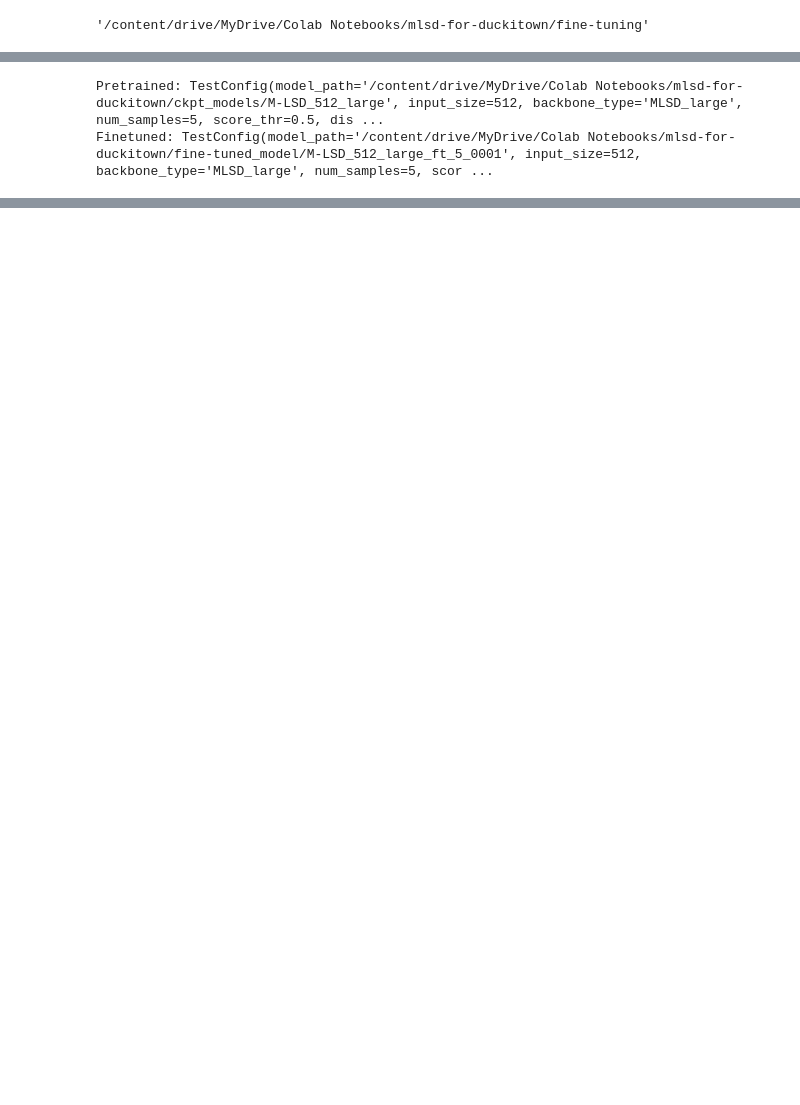
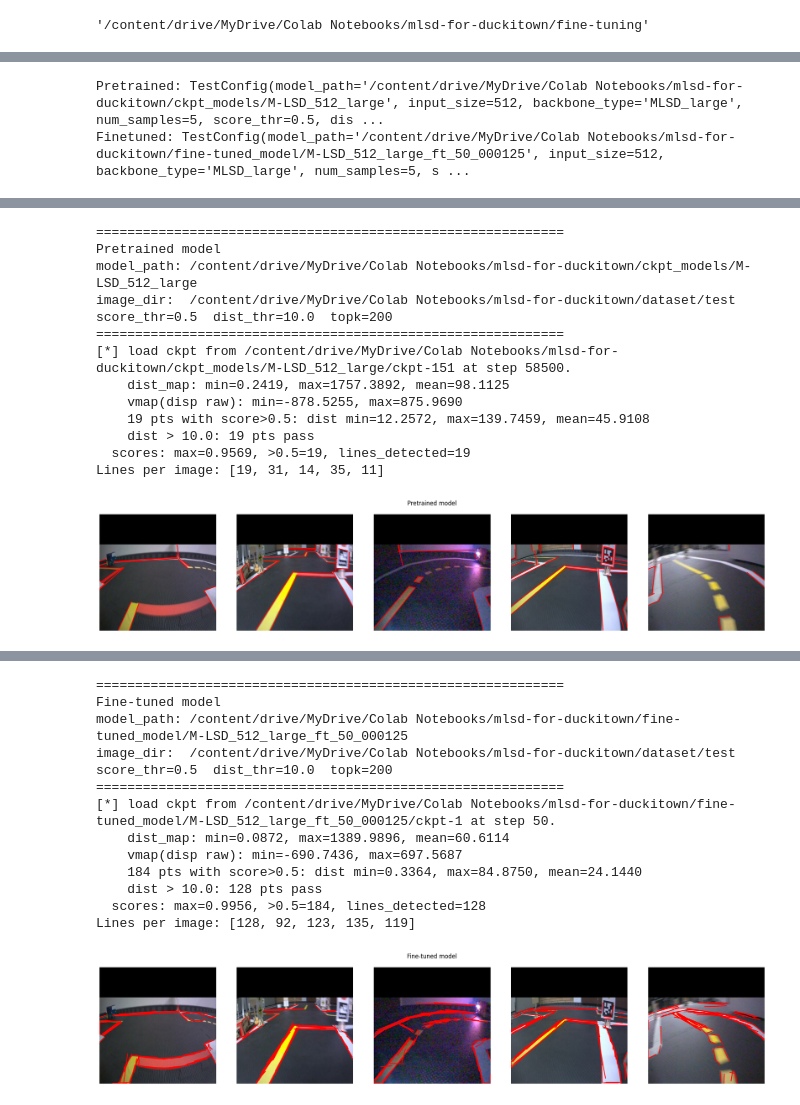
Before and after one commit to KenshiroIse/mlsd-for-duckitown, a Jupyter notebook: fine-tuning/train_colab.ipynb, the cells around one changed output, grey strips where cells are left out. Cells and saved outputs as stored; diff of their text form; code cells hidden in the pictures; blank space fills up the shorter version.

Commit message:
feat:implement train_model.ipynb

```diff
--- a/fine-tuning/train_colab.ipynb
+++ b/fine-tuning/train_colab.ipynb
@@ -78,19 +79,24 @@ class TrainConfig:
     ckpt_dir: str = ""
     save_dir: str = ""
 
-    batch_size: int = 16
-    epochs: int = 100
-    learning_rate: float = 0.001
+    # --- Paper settings (AAAI 2022) scaled to 50 epochs ---
+    # batch=64→8: lr = 0.01 * (8/64) = 0.00125
+    # warmup: 5/150 * 50 ≈ 2 epochs
+    # decay_start: 70/150 * 50 ≈ 23 epochs
+    batch_size: int = 8
+    epochs: int = 50
+    learning_rate: float = 0.00125
 
-    warmup_epochs: int = 5
-    decay_start_epoch: int = 50
-    eval_every: int = 1
+    warmup_epochs: int = 2
+    decay_start_epoch: int = 23
+    eval_every: int = 5
 
     loss_weight_cls: float = 1.0
     loss_weight_reg: float = 1.0
     augment: bool = True
 
 config = TrainConfig()
-config.ckpt_dir=str(PROJECT_ROOT / "ckpt_models" / f"{config.model_type}")
-config.save_dir=str(PROJECT_ROOT / "fine-tuned_model" / f"{config.model_type}_ft_{config.epochs}_0001")
+config.ckpt_dir = str(PROJECT_ROOT / "ckpt_models" / f"{config.model_type}")
+config.save_dir = str(PROJECT_ROOT / "fine-tuned_model" / f"{config.model_type}_ft_{config.epochs}_000125")
 os.makedirs(config.save_dir, exist_ok=True)
+print(config)
@@ -343,18 +508,16 @@ _OFFICIAL_MODEL_NAMES = {
 class TestConfig:
     """Checkpoint path and inference settings for evaluation / visualization."""
 
-    model_path: str = str(PROJECT_ROOT / "fine-tuned_model" / "M-LSD_512_large_ft_100_0001")
+    model_path: str = str(PROJECT_ROOT / "fine-tuned_model" / "M-LSD_512_large_ft_50_000125")
 
     input_size: int = 512
     backbone_type: str = "MLSD_large"
 
     num_samples: int = 5
     score_thr: float = 0.5
-    dist_thr: float = 10
+   # dist_thr is in map-space pixels (raw displacement).
+    dist_thr: float = 10.0
     topk: int = 200
-
-    loss_weight_cls: float = 1.0
-    loss_weight_reg: float = 1.0
 
 
 pretrained_test_config = TestConfig(
@@ -371,7 +534,7 @@ print("Pretrained:", pretrained_test_config)
 print("Finetuned:", finetuned_test_config)
 # %% [output]
 Pretrained: TestConfig(model_path='/content/drive/MyDrive/Colab Notebooks/mlsd-for-duckitown/ckpt_models/M-LSD_512_large', input_size=512, backbone_type='MLSD_large', num_samples=5, score_thr=0.5, dis ...
-Finetuned: TestConfig(model_path='/content/drive/MyDrive/Colab Notebooks/mlsd-for-duckitown/fine-tuned_model/M-LSD_512_large_ft_5_0001', input_size=512, backbone_type='MLSD_large', num_samples=5, scor ...
+Finetuned: TestConfig(model_path='/content/drive/MyDrive/Colab Notebooks/mlsd-for-duckitown/fine-tuned_model/M-LSD_512_large_ft_50_000125', input_size=512, backbone_type='MLSD_large', num_samples=5, s ...
 # %%
 import json
 import os
@@ -613,10 +745,15 @@ def run_inference_and_visualize(infer_config: TestConfig, title: str = "Inferenc
 # %%
 run_inference_and_visualize(
     pretrained_test_config,
-    title="Pretrained model (before fine-tuning)",
+    title="Pretrained model",
+    # image_dir=str(TRAIN_IMAGE_DIR),
+    # label_path=str(TRAIN_LABEL_PATH),
 )
 
 run_inference_and_visualize(
     finetuned_test_config,
     title="Fine-tuned model",
+    # image_dir=str(TRAIN_IMAGE_DIR),
+    # label_path=str(TRAIN_LABEL_PATH),
 )
+# %% [output]
@@ -622,0 +761,14 @@ run_inference_and_visualize(
+============================================================
+Pretrained model
+model_path: /content/drive/MyDrive/Colab Notebooks/mlsd-for-duckitown/ckpt_models/M-LSD_512_large
+image_dir:  /content/drive/MyDrive/Colab Notebooks/mlsd-for-duckitown/dataset/test
+score_thr=0.5  dist_thr=10.0  topk=200
+============================================================
+[*] load ckpt from /content/drive/MyDrive/Colab Notebooks/mlsd-for-duckitown/ckpt_models/M-LSD_512_large/ckpt-151 at step 58500.
+    dist_map: min=0.2419, max=1757.3892, mean=98.1125
+    vmap(disp raw): min=-878.5255, max=875.9690
+    19 pts with score>0.5: dist min=12.2572, max=139.7459, mean=45.9108
+    dist > 10.0: 19 pts pass
+  scores: max=0.9569, >0.5=19, lines_detected=19
+Lines per image: [19, 31, 14, 35, 11]
+[figure, added]
@@ -622,0 +776,14 @@ run_inference_and_visualize(
+============================================================
+Fine-tuned model
+model_path: /content/drive/MyDrive/Colab Notebooks/mlsd-for-duckitown/fine-tuned_model/M-LSD_512_large_ft_50_000125
+image_dir:  /content/drive/MyDrive/Colab Notebooks/mlsd-for-duckitown/dataset/test
+score_thr=0.5  dist_thr=10.0  topk=200
+============================================================
+[*] load ckpt from /content/drive/MyDrive/Colab Notebooks/mlsd-for-duckitown/fine-tuned_model/M-LSD_512_large_ft_50_000125/ckpt-1 at step 50.
+    dist_map: min=0.0872, max=1389.9896, mean=60.6114
+    vmap(disp raw): min=-690.7436, max=697.5687
+    184 pts with score>0.5: dist min=0.3364, max=84.8750, mean=24.1440
+    dist > 10.0: 128 pts pass
+  scores: max=0.9956, >0.5=184, lines_detected=128
+Lines per image: [128, 92, 123, 135, 119]
+[figure, added]
```
Also changed, not shown: parts of 7 cells of this notebook, 1 other file.
